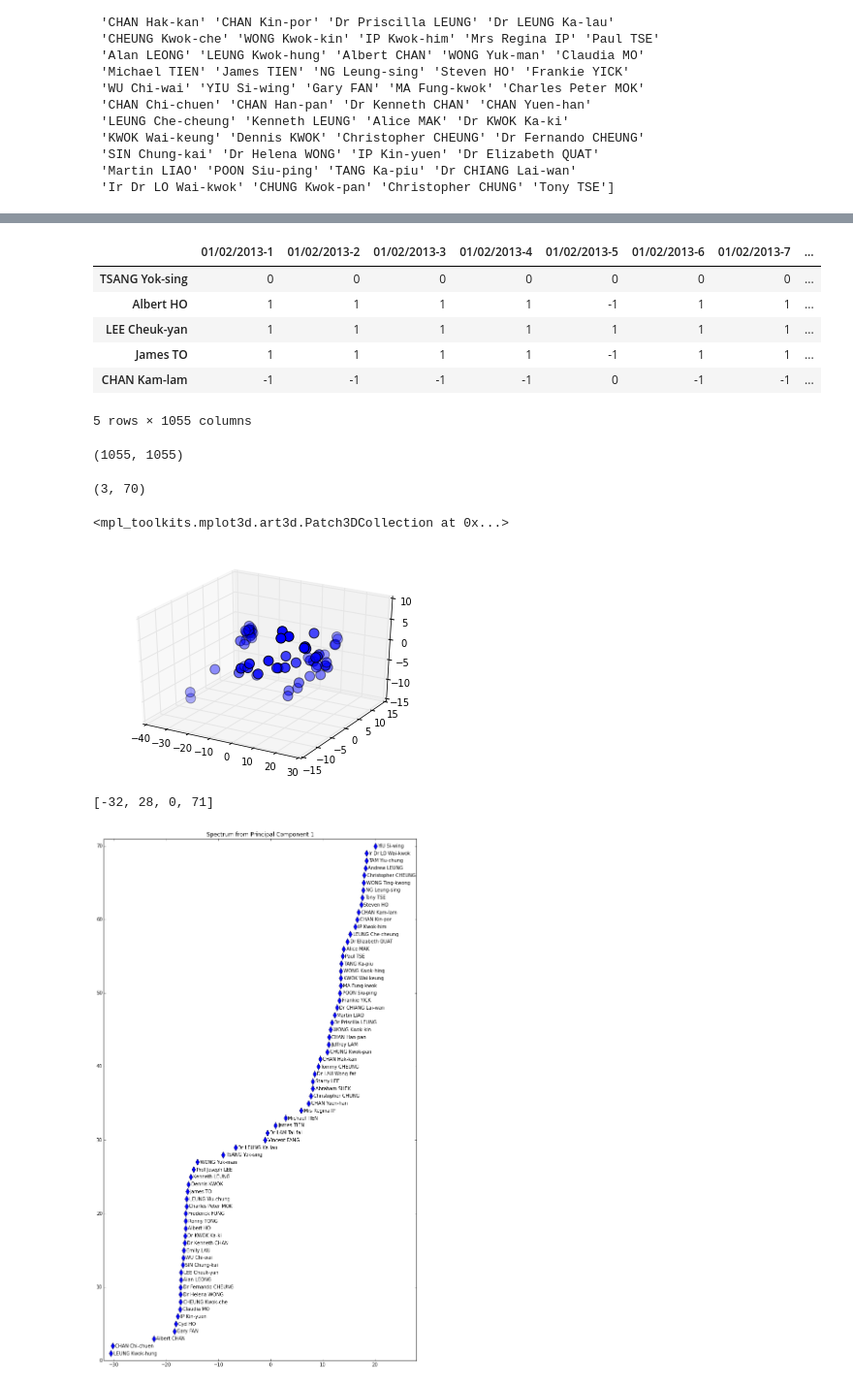
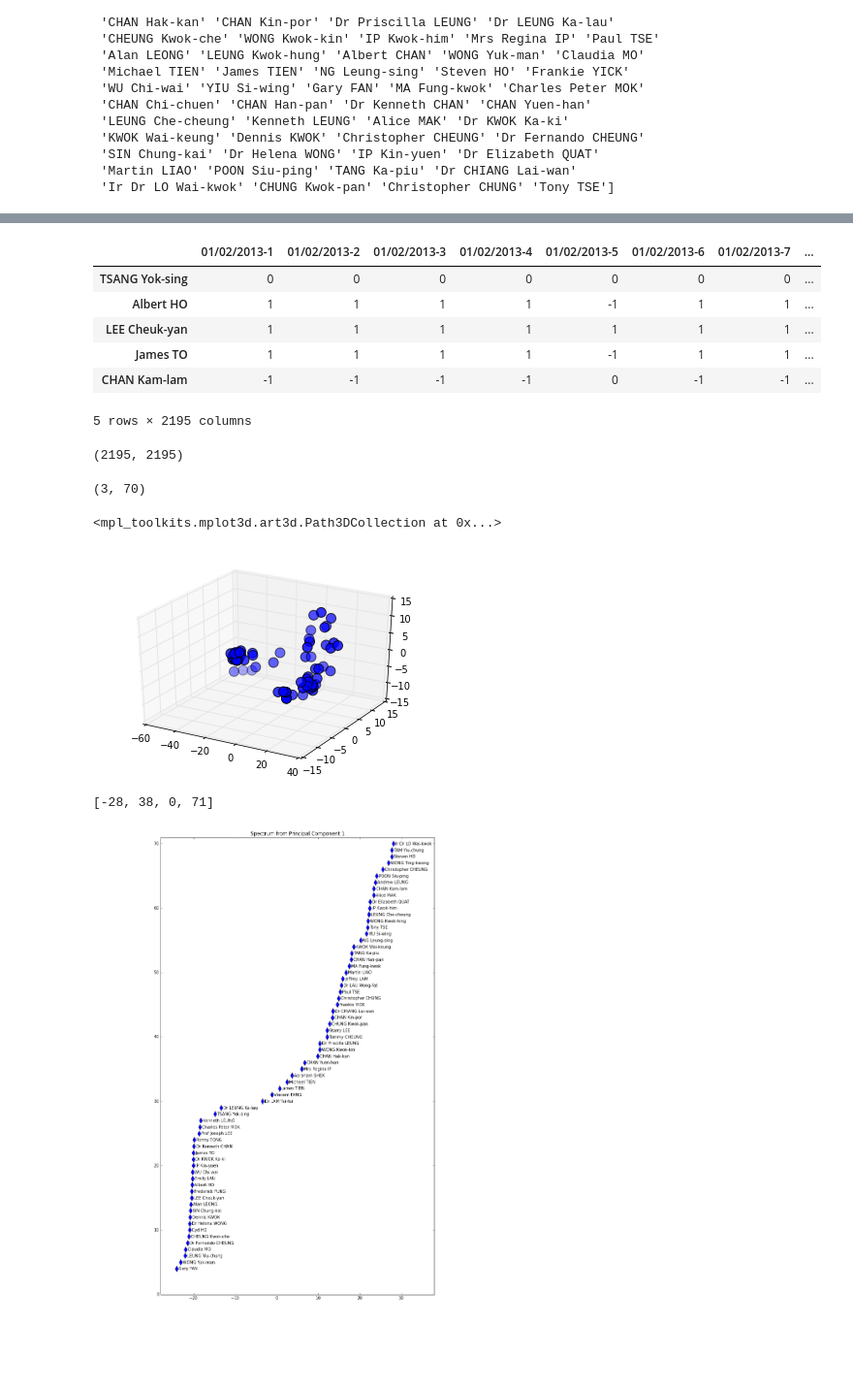
Before and after one commit to code4hk/legcohk, a Jupyter notebook: LegCoHK.ipynb, the cells around one changed output, grey strips where cells are left out. Shown: that part at 97% size. Drawn from its saved outputs; the diff is of its cells as text; code cells hidden in the pictures.

```diff
--- a/LegCoHK.ipynb
+++ b/LegCoHK.ipynb
@@ -39,8 +39,10 @@ seed_pages = [
 def crawl_seed(seed):
     d = pq(seed)
     return d('a').map(lambda i, a: a.attrib.get('name', None)).filter(lambda i, s: s.startswith('cm20'))
-meetings = reduce(list.__add__, map(crawl_seed, seed_pages), [])
-print meetings
+meetings = []
+for seed_page in seed_pages:
+    meetings.extend(crawl_seed(seed_page))
+print(meetings)
 # %% [output]
 ['cm20121010', 'cm20121017', 'cm20121024', 'cm20121031', 'cm20121101', 'cm20121107', 'cm20121114', 'cm20121121', 'cm20121128', 'cm20121205', 'cm20121210', 'cm20121212', 'cm20121219', 'cm20130109', 'cm ...
 # %%
@@ -69,5 +71,5 @@ progress: 72/72 ################################################################
 # %%
 vote_xmls = filter(lambda r: r.ok, vote_xmls)
-vote_xmls = map(lambda r: r.content, vote_xmls)
-print len(vote_xmls)
+vote_xmls = [r.content for r in vote_xmls]
+print(len(vote_xmls))
 # %% [output]
@@ -88,7 +90,9 @@ def xml_to_records(xml):
             records.append((topic_id, member_id, vote) + tuple(info))
     return records
 
-records = reduce(list.__add__, map(xml_to_records, vote_xmls), [])
+records = []
+for vote_xml in vote_xmls:
+    records.extend(xml_to_records(vote_xml))
 # %%
 # More:
 # http://nbviewer.ipython.org/urls/course.ie.cuhk.edu.hk/~engg4030/tutorial/tutorial7/Legco-Preprocessing.ipynb
@@ -100,7 +104,7 @@ def clean_record(t):
     # Other normalization if any
     # ...
     return tuple(t)
-records = map(clean_record, records)
+records = [clean_record(r) for r in records]
 # %%
 df = pd.DataFrame(records, columns = ['topic_id', 'member_id', 'vote'] + info_fields)
 df.to_csv('records-all-with-info.csv', encoding='utf-8')
@@ -221,14 +221,14 @@ df_matrix[:5]
 | LEE Cheuk-yan | 1 | 1 | 1 | 1 | 1 | 1 | 1 | ... |
 | James TO | 1 | 1 | 1 | 1 | -1 | 1 | 1 | ... |
 | CHAN Kam-lam | -1 | -1 | -1 | -1 | 0 | -1 | -1 | ... |
-5 rows × 1055 columns
+5 rows × 2195 columns
 # %%
 X = matrix(df_matrix.as_matrix()).astype('float')
 X = X - mean(X, 0)
 C = X.T * X
-print C.shape
+print(C.shape)
 # %% [output]
-(1055, 1055)
+(2195, 2195)
 # %%
 import scipy.sparse.linalg
 PA = scipy.sparse.linalg.eigs(C, k=2, which='LM', return_eigenvectors=True)[1]
@@ -246,7 +246,7 @@ PA = scipy.sparse.linalg.eigs(C, k=2, which='LM', return_eigenvectors=True)[1]
 PA = scipy.sparse.linalg.eigs(C, k=3, which='LM', return_eigenvectors=True)[1]
 # Project data points onto principle axis
 X_3D = PA.T * X.T
-print X_3D.shape
+print(X_3D.shape)
 # We intentionally add some disturbance for better visualization.
 # Or else, some of the nodes are located in the same place.
 # (Those who vote exactly the same)
@@ -261,18 +261,18 @@ ax = fig.add_subplot(111, projection='3d')
 ax.scatter(x, y, z, picker=True, s=100)
 # %% [output]
 (3, 70)
-<mpl_toolkits.mplot3d.art3d.Patch3DCollection at 0x...>
+<mpl_toolkits.mplot3d.art3d.Path3DCollection at 0x...>
-[figure, old version]
+[figure, new version]
 # %%
 df_pc1 = pd.DataFrame(x.flatten(), index=df_matrix.index, columns=['PC1'])
 df_pc1 = df_pc1.sort('PC1')
 figure(figsize(12, 20))
 plot(df_pc1['PC1'], df_pc1.rank()['PC1'], 'd', markersize=10)
 #yticks(df_pc1.rank()['PC1'], df_pc1.index)
 for (_x, _y, _s) in zip(df_pc1['PC1'], df_pc1.rank()['PC1'], df_pc1.index):
     annotate(_s, (_x, _y), xytext=(_x + 0.5, _y - 0.2))
 title('Spectrum from Principal Component 1')
-axis([-32, 28, 0, 71])
+axis([-28, 38, 0, 71])
 # %% [output]
-[-32, 28, 0, 71]
+[-28, 38, 0, 71]
-[figure, old version]
+[figure, new version]
```
Also changed, not shown: parts of 11 cells of this notebook, 1 other file.
